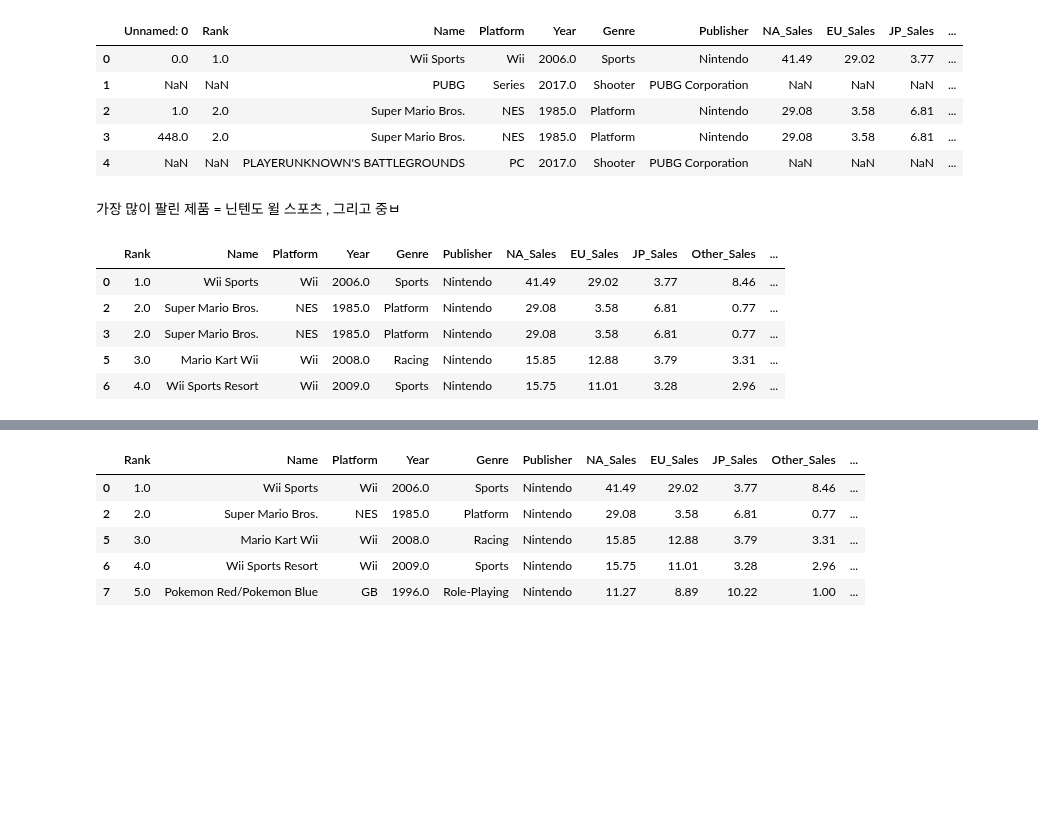
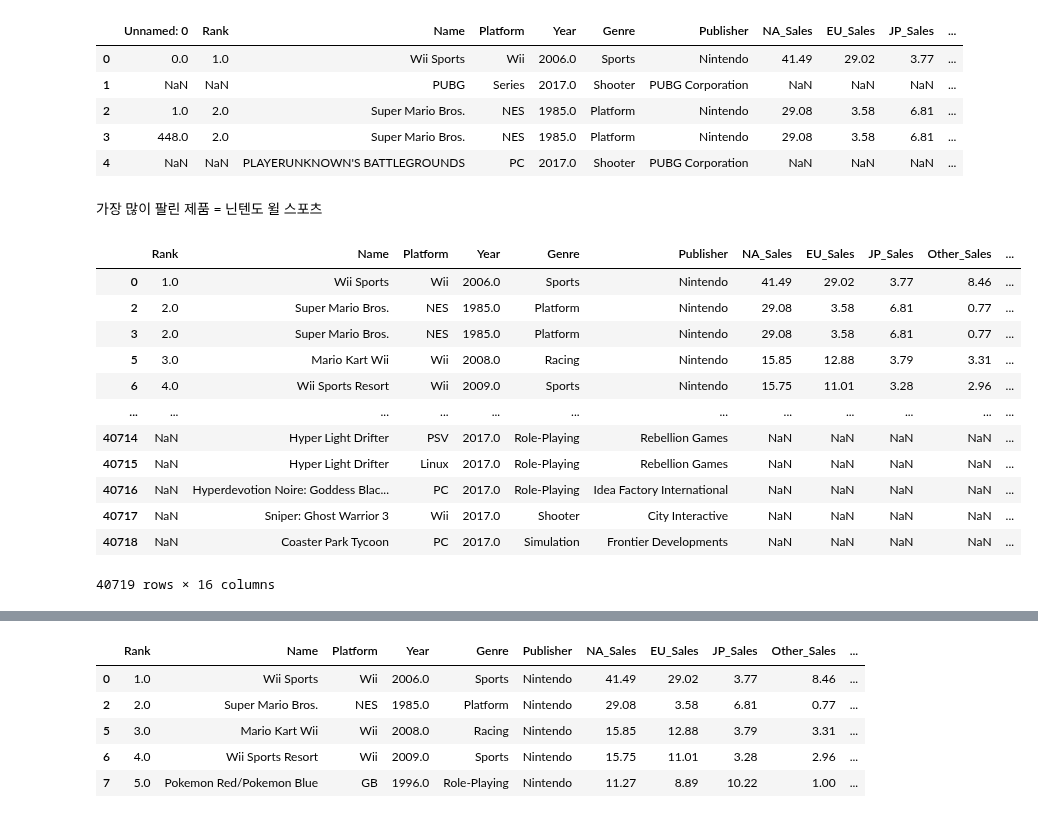
Before and after one commit to Georgia-MAX-holic/Footprints, a Jupyter notebook: PJ/game_sale/New/Game_Sales.ipynb, the cells around one changed output, grey strips where cells are left out. Saved outputs shown, nothing was run; the diff lists cells and outputs as text; code cells hidden in the pictures; blank space fills up the shorter version.

```diff
--- a/PJ/game_sale/New/Game_Sales.ipynb
+++ b/PJ/game_sale/New/Game_Sales.ipynb
@@ -67,16 +70,23 @@ df.head()
 | 3 | 448.0 | 2.0 | Super Mario Bros. | NES | 1985.0 | Platform | Nintendo | 29.08 | 3.58 | 6.81 | ... |
 | 4 | NaN | NaN | PLAYERUNKNOWN'S BATTLEGROUNDS | PC | 2017.0 | Shooter | PUBG Corporation | NaN | NaN | NaN | ... |
 # %% [markdown]
-가장 많이 팔린 제품 = 닌텐도 윌 스포츠  , 그리고 중ㅂ
+가장 많이 팔린 제품 = 닌텐도 윌 스포츠
 # %%
 df=  df.sort_values(by="Rank" , ascending = True)
 df=df[["Rank","Name","Platform","Year","Genre","Publisher","NA_Sales","EU_Sales","JP_Sales","Other_Sales","Global_Sales","Critic_Score","Critic_Count","User_Score","User_Count","Rating"]]
 # %%
-df.head()
+df
 # %% [output]
 |  | Rank | Name | Platform | Year | Genre | Publisher | NA_Sales | EU_Sales | JP_Sales | Other_Sales | ... |
 | 0 | 1.0 | Wii Sports | Wii | 2006.0 | Sports | Nintendo | 41.49 | 29.02 | 3.77 | 8.46 | ... |
 | 2 | 2.0 | Super Mario Bros. | NES | 1985.0 | Platform | Nintendo | 29.08 | 3.58 | 6.81 | 0.77 | ... |
 | 3 | 2.0 | Super Mario Bros. | NES | 1985.0 | Platform | Nintendo | 29.08 | 3.58 | 6.81 | 0.77 | ... |
 | 5 | 3.0 | Mario Kart Wii | Wii | 2008.0 | Racing | Nintendo | 15.85 | 12.88 | 3.79 | 3.31 | ... |
 | 6 | 4.0 | Wii Sports Resort | Wii | 2009.0 | Sports | Nintendo | 15.75 | 11.01 | 3.28 | 2.96 | ... |
+| ... | ... | ... | ... | ... | ... | ... | ... | ... | ... | ... | ... |
+| 40714 | NaN | Hyper Light Drifter | PSV | 2017.0 | Role-Playing | Rebellion Games | NaN | NaN | NaN | NaN | ... |
+| 40715 | NaN | Hyper Light Drifter | Linux | 2017.0 | Role-Playing | Rebellion Games | NaN | NaN | NaN | NaN | ... |
+| 40716 | NaN | Hyperdevotion Noire: Goddess Blac... | PC | 2017.0 | Role-Playing | Idea Factory International | NaN | NaN | NaN | NaN | ... |
+| 40717 | NaN | Sniper: Ghost Warrior 3 | Wii | 2017.0 | Shooter | City Interactive | NaN | NaN | NaN | NaN | ... |
+| 40718 | NaN | Coaster Park Tycoon | PC | 2017.0 | Simulation | Frontier Developments | NaN | NaN | NaN | NaN | ... |
+40719 rows × 16 columns
```
Also changed, not shown: parts of 10 cells of this notebook.
